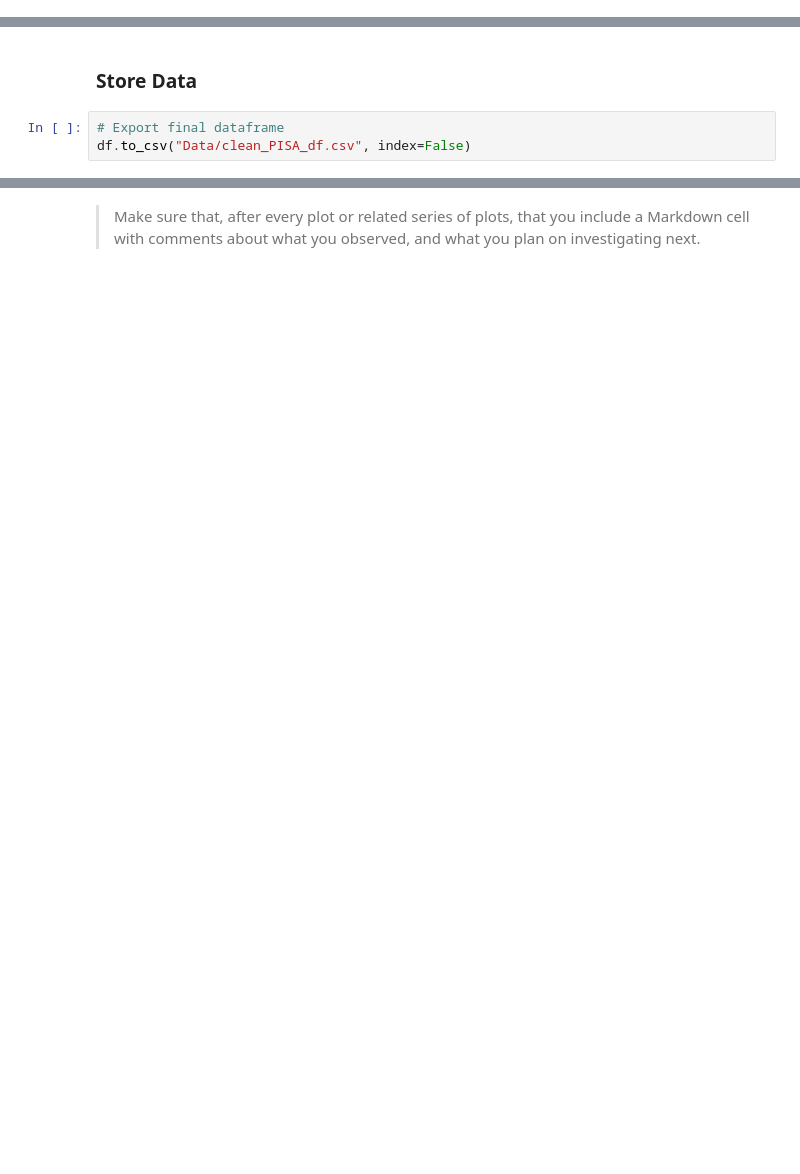
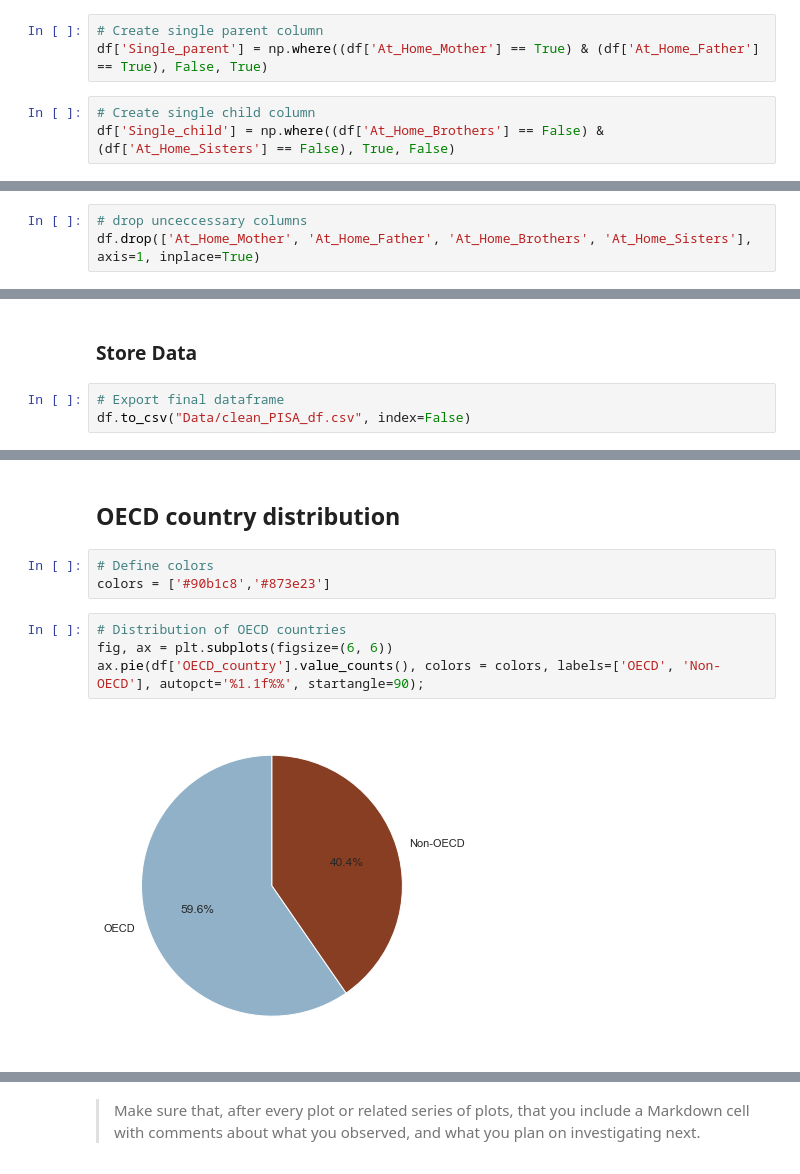
Before and after one commit to AndrejaCH/Exploratory_and_Explanatory_Visualizations, a Jupyter notebook: Data_Exploration.ipynb, the cells around one changed output, grey strips where cells are left out. Drawn from its saved outputs; the diff is of its cells as text; blank space fills up the shorter version.

Commit message:
add univariate plots

```diff
--- a/Data_Exploration.ipynb
+++ b/Data_Exploration.ipynb
@@ -371,0 +373,6 @@ memory usage: 33.2+ MB
+# %%
+# Create single parent column
+df['Single_parent'] = np.where((df['At_Home_Mother'] == True) & (df['At_Home_Father'] == True), False, True)
+# %%
+# Create single child column
+df['Single_child'] = np.where((df['At_Home_Brothers'] == False) & (df['At_Home_Sisters'] == False), True, False)
@@ -371,0 +389,3 @@ memory usage: 33.2+ MB
+# %%
+# drop unceccessary columns
+df.drop(['At_Home_Mother', 'At_Home_Father', 'At_Home_Brothers', 'At_Home_Sisters'], axis=1, inplace=True)
@@ -397,0 +458,11 @@ and prepare yourself to look at relationships between variables.
+# %% [markdown]
+## OECD country distribution
+# %%
+# Define colors
+colors = ['#90b1c8','#873e23']
+# %%
+# Distribution of OECD countries
+fig, ax = plt.subplots(figsize=(6, 6))
+ax.pie(df['OECD_country'].value_counts(), colors = colors, labels=['OECD', 'Non-OECD'], autopct='%1.1f%%', startangle=90);
+# %% [output]
+[figure, added]
```
Also changed, not shown: parts of 97 cells of this notebook.
